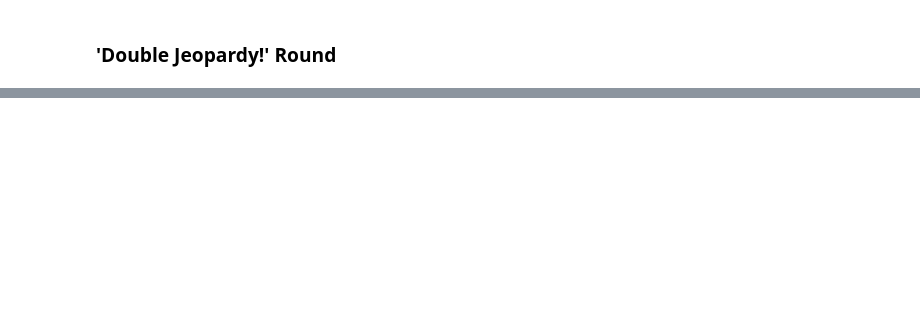
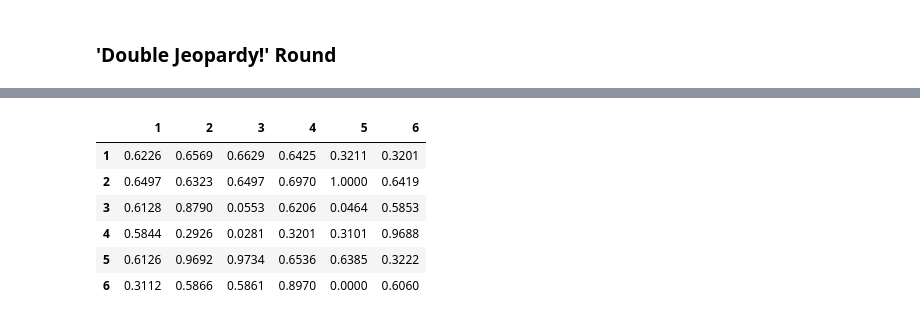
Before and after one commit to krisrjohnson/Jeopardy_topic_modeling, a Jupyter notebook: jeopardy_analysis_zach.ipynb, the cells around one changed output, grey strips where cells are left out. Cells and saved outputs as stored; diff of their text form; code cells hidden in the pictures; blank space fills up the shorter version.

```diff
--- a/jeopardy_analysis_zach.ipynb
+++ b/jeopardy_analysis_zach.ipynb
@@ -154,0 +102,11 @@ diff_topics.loc[1, :]
+# %%
+Jaccard_matrix = compute_similarities(J, D, max_elements=500)
+Jaccard_matrix
+# %% [output]
+|  | 1 | 2 | 3 | 4 | 5 | 6 |
+| 1 | 0.6226 | 0.6569 | 0.6629 | 0.6425 | 0.3211 | 0.3201 |
+| 2 | 0.6497 | 0.6323 | 0.6497 | 0.6970 | 1.0000 | 0.6419 |
+| 3 | 0.6128 | 0.8790 | 0.0553 | 0.6206 | 0.0464 | 0.5853 |
+| 4 | 0.5844 | 0.2926 | 0.0281 | 0.3201 | 0.3101 | 0.9688 |
+| 5 | 0.6126 | 0.9692 | 0.9734 | 0.6536 | 0.6385 | 0.3222 |
+| 6 | 0.3112 | 0.5866 | 0.5861 | 0.8970 | 0.0000 | 0.6060 |
```
Also changed, not shown: parts of 32 cells of this notebook.
